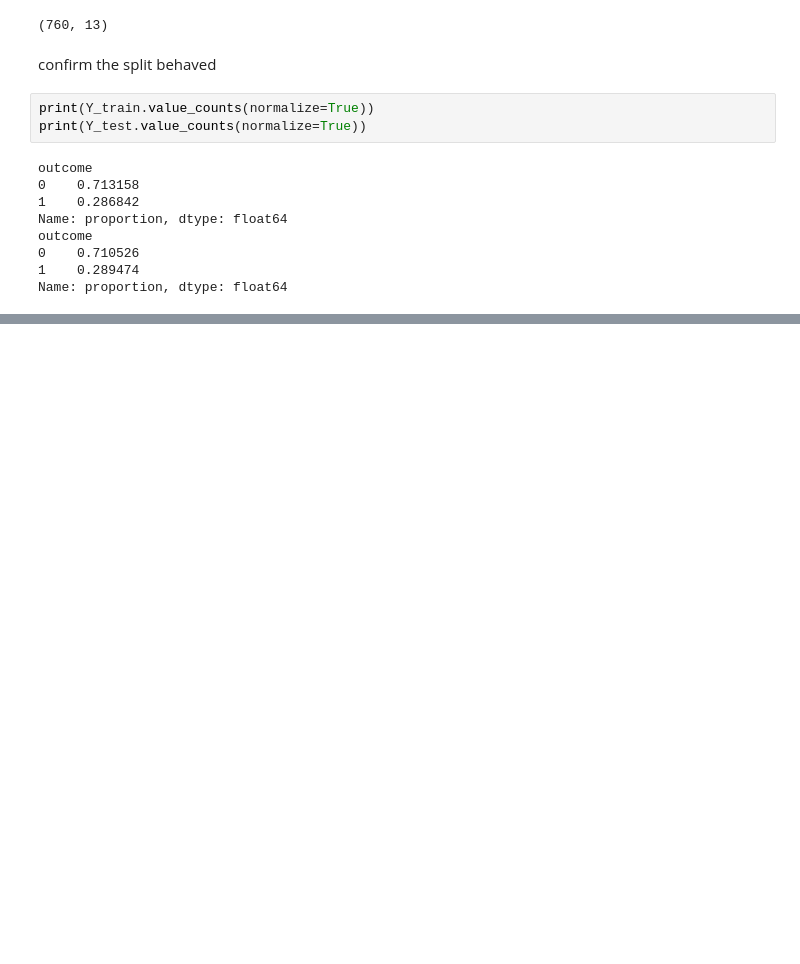
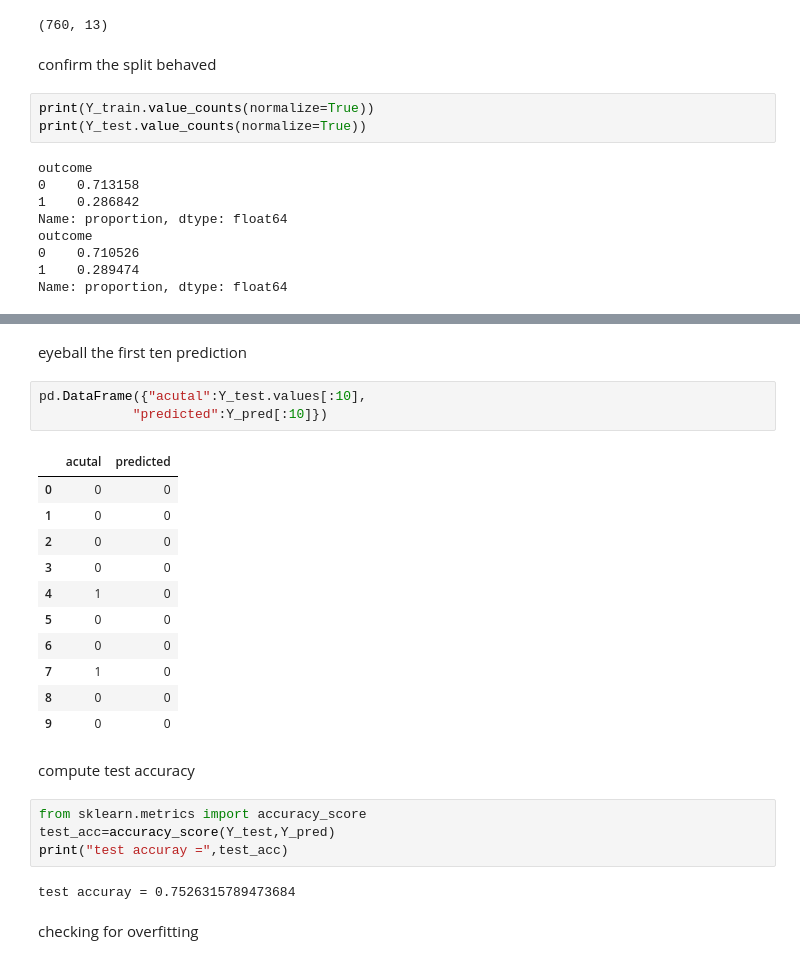
Before and after one commit to risvana-a/project1-diabates, a Jupyter notebook: notebooks/risvana_d4.ipynb, the cells around one changed output, grey strips where cells are left out. Drawn from its saved outputs; the diff is of its cells as text; blank space fills up the shorter version.

```diff
--- a/notebooks/risvana_d4.ipynb
+++ b/notebooks/risvana_d4.ipynb
@@ -124,0 +184,27 @@ Name: proportion, dtype: float64
+# %% [markdown]
+eyeball the first ten prediction
+# %%
+pd.DataFrame({"acutal":Y_test.values[:10],
+            "predicted":Y_pred[:10]})
+# %% [output]
+|  | acutal | predicted |
+| 0 | 0 | 0 |
+| 1 | 0 | 0 |
+| 2 | 0 | 0 |
+| 3 | 0 | 0 |
+| 4 | 1 | 0 |
+| 5 | 0 | 0 |
+| 6 | 0 | 0 |
+| 7 | 1 | 0 |
+| 8 | 0 | 0 |
+| 9 | 0 | 0 |
+# %% [markdown]
+compute test accuracy
+# %%
+from sklearn.metrics import accuracy_score
+test_acc=accuracy_score(Y_test,Y_pred)
+print("test accuray =",test_acc)
+# %% [output]
+test accuray = 0.7526315789473684
+# %% [markdown]
+checking for overfitting
```
Also changed, not shown: parts of 17 cells of this notebook.
